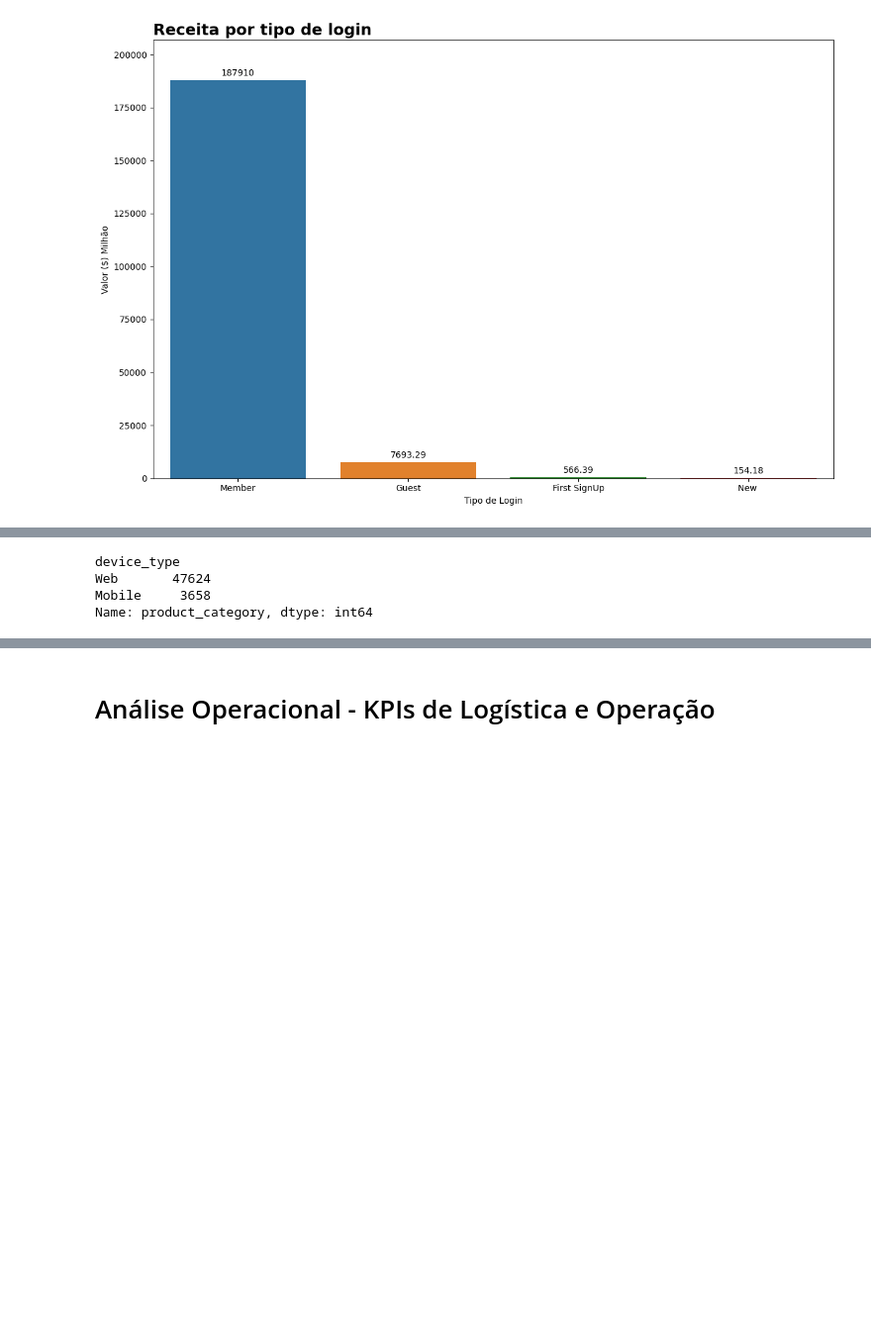
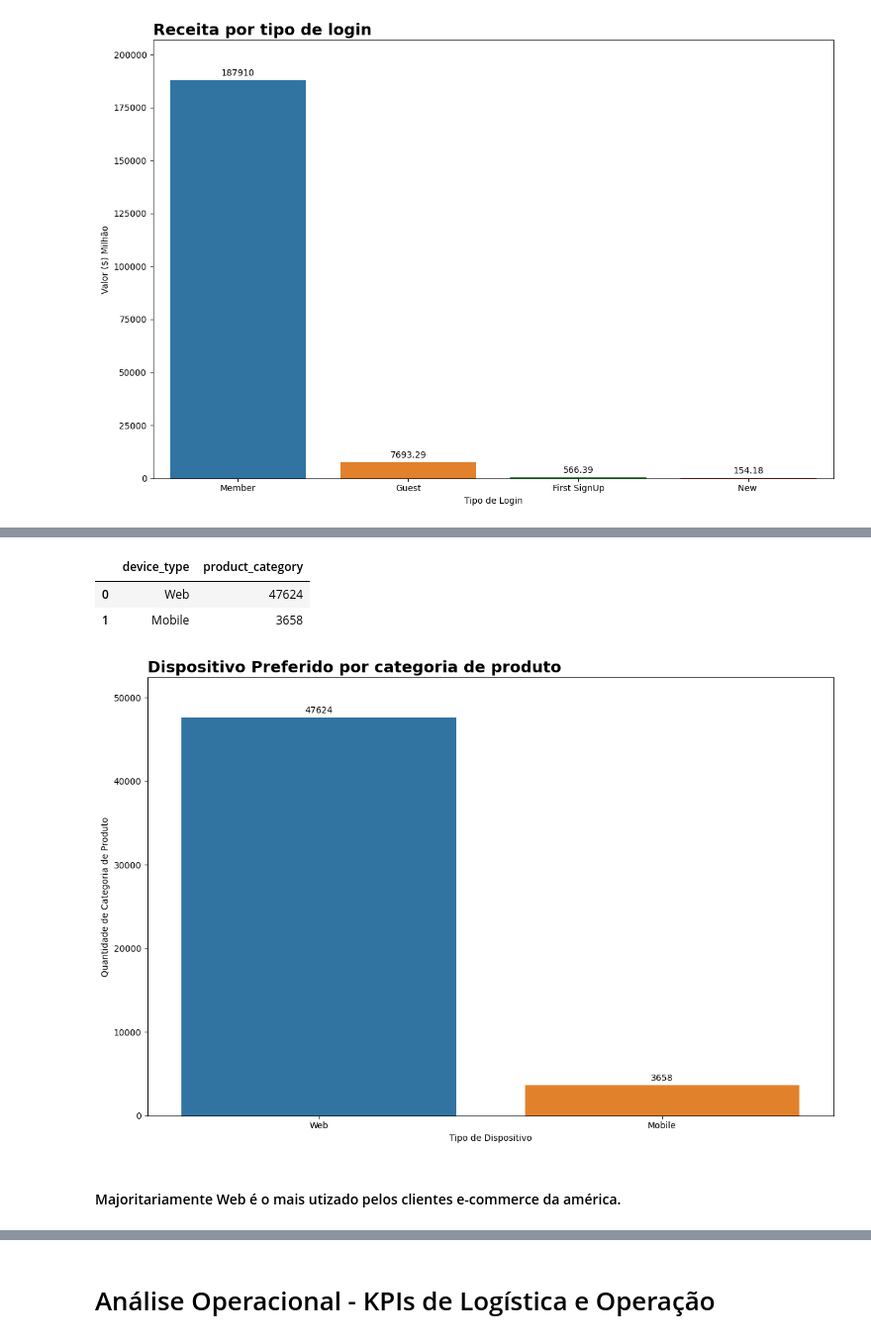
Before and after one commit to JacksonvBarbosa/america_ecommerce, a Jupyter notebook: notebook/03_eda/exploratory_analysis.ipynb, the cells around one changed output, grey strips where cells are left out. Shown at 99% size. Drawn from its saved outputs; the diff is of its cells as text; code cells hidden in the pictures; blank space fills up the shorter version.

```diff
--- a/notebook/03_eda/exploratory_analysis.ipynb
+++ b/notebook/03_eda/exploratory_analysis.ipynb
@@ -520,10 +529,18 @@ Name: sales, dtype: float64
 # %%
 # Dispositivo preferido por categoria de produto
-df.groupby('device_type')['product_category'].count().sort_values(ascending=False)
+disp_categ_produto = df.groupby('device_type')['product_category'].count().sort_values(ascending=False)
+disp_categ_produto = disp_categ_produto.reset_index()
+disp_categ_produto
 # %% [output]
-device_type
-Web       47624
-Mobile     3658
-Name: product_category, dtype: int64
+|  | device_type | product_category |
+| 0 | Web | 47624 |
+| 1 | Mobile | 3658 |
+# %%
+grafico_barra(disp_categ_produto, x= disp_categ_produto['device_type'], y= disp_categ_produto['product_category'], hue= disp_categ_produto['device_type'],
+                titulo='Dispositivo Preferido por categoria de produto', xlabel='Tipo de Dispositivo', ylabel='Quantidade de Categoria de Produto')
+# %% [output]
+[figure, added]
+# %% [markdown]
+#### Majoritariamente Web é o mais utizado pelos clientes e-commerce da américa.
 # %%
 # Clientes recorrentes vs únicos
```
Also changed, not shown: parts of 19 cells of this notebook.
